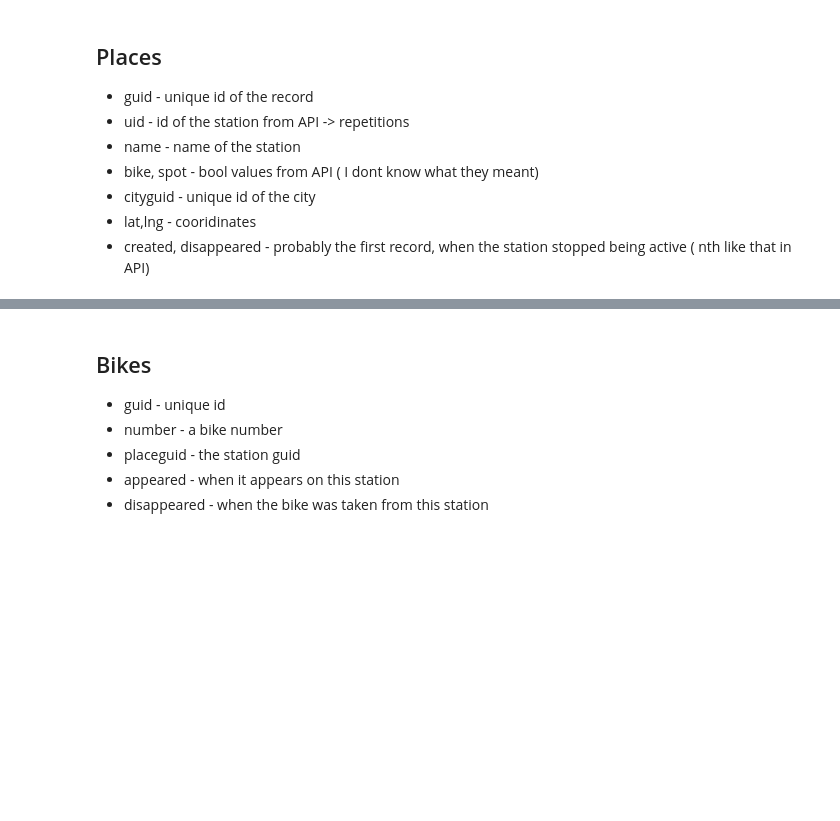
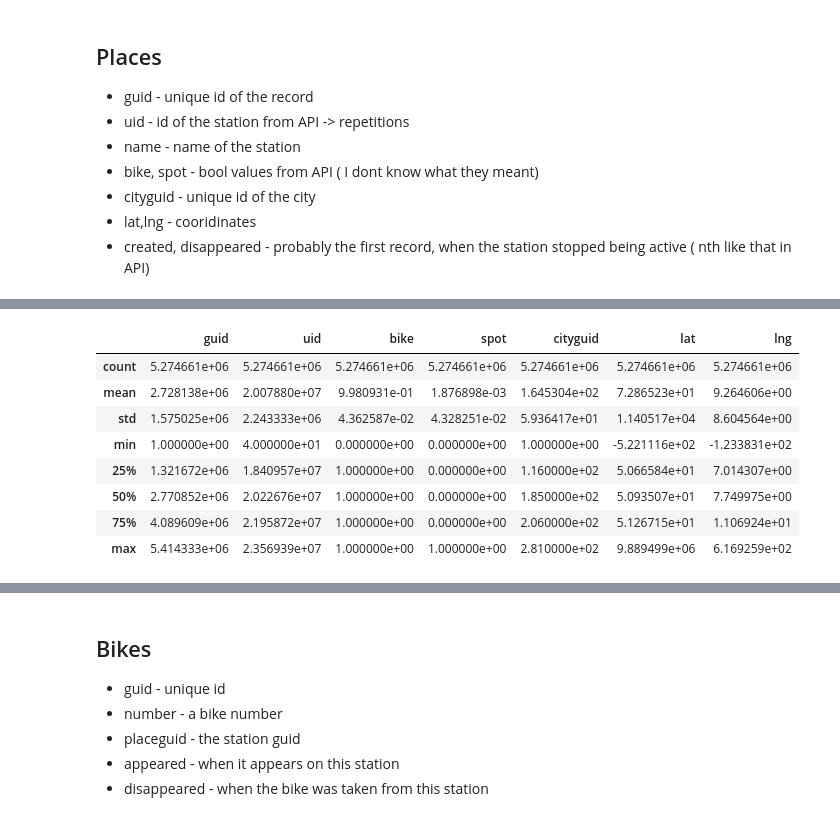
Before and after one commit to hadaszm/BDA, a Jupyter notebook: data_exploration.ipynb, the cells around one changed output, grey strips where cells are left out. Saved outputs shown, nothing was run; the diff lists cells and outputs as text; code cells hidden in the pictures; blank space fills up the shorter version.

```diff
--- a/data_exploration.ipynb
+++ b/data_exploration.ipynb
@@ -129,3 +141,15 @@ places.head()
 | 2 | 6997 | 46 | 4260 - Südbahnhof / Hedderichstr. | 0 | 1 | 169 | 50.099555 | 8.685041 | 2019-05-23 20:18:33.007 | 2019-06-03 12:48:44.320 |
 | 3 | 328767 | 46 | 4260 - Südbahnhof / Hedderichstr. | 0 | 1 | 169 | 50.099555 | 8.685041 | 2019-06-03 12:48:44.443 | NaN |
 | 4 | 2216 | 73 | Bf. Dresden-Neustadt | 0 | 1 | 75 | 51.065184 | 13.741220 | 2019-05-23 20:08:47.520 | 2019-06-03 12:35:41.350 |
+# %%
+places.describe()
+# %% [output]
+|  | guid | uid | bike | spot | cityguid | lat | lng |
+| count | 5.274661e+06 | 5.274661e+06 | 5.274661e+06 | 5.274661e+06 | 5.274661e+06 | 5.274661e+06 | 5.274661e+06 |
+| mean | 2.728138e+06 | 2.007880e+07 | 9.980931e-01 | 1.876898e-03 | 1.645304e+02 | 7.286523e+01 | 9.264606e+00 |
+| std | 1.575025e+06 | 2.243333e+06 | 4.362587e-02 | 4.328251e-02 | 5.936417e+01 | 1.140517e+04 | 8.604564e+00 |
+| min | 1.000000e+00 | 4.000000e+01 | 0.000000e+00 | 0.000000e+00 | 1.000000e+00 | -5.221116e+02 | -1.233831e+02 |
+| 25% | 1.321672e+06 | 1.840957e+07 | 1.000000e+00 | 0.000000e+00 | 1.160000e+02 | 5.066584e+01 | 7.014307e+00 |
+| 50% | 2.770852e+06 | 2.022676e+07 | 1.000000e+00 | 0.000000e+00 | 1.850000e+02 | 5.093507e+01 | 7.749975e+00 |
+| 75% | 4.089609e+06 | 2.195872e+07 | 1.000000e+00 | 0.000000e+00 | 2.060000e+02 | 5.126715e+01 | 1.106924e+01 |
+| max | 5.414333e+06 | 2.356939e+07 | 1.000000e+00 | 1.000000e+00 | 2.810000e+02 | 9.889499e+06 | 6.169259e+02 |
```
Also changed, not shown: parts of 4 cells of this notebook, 1 other file.
